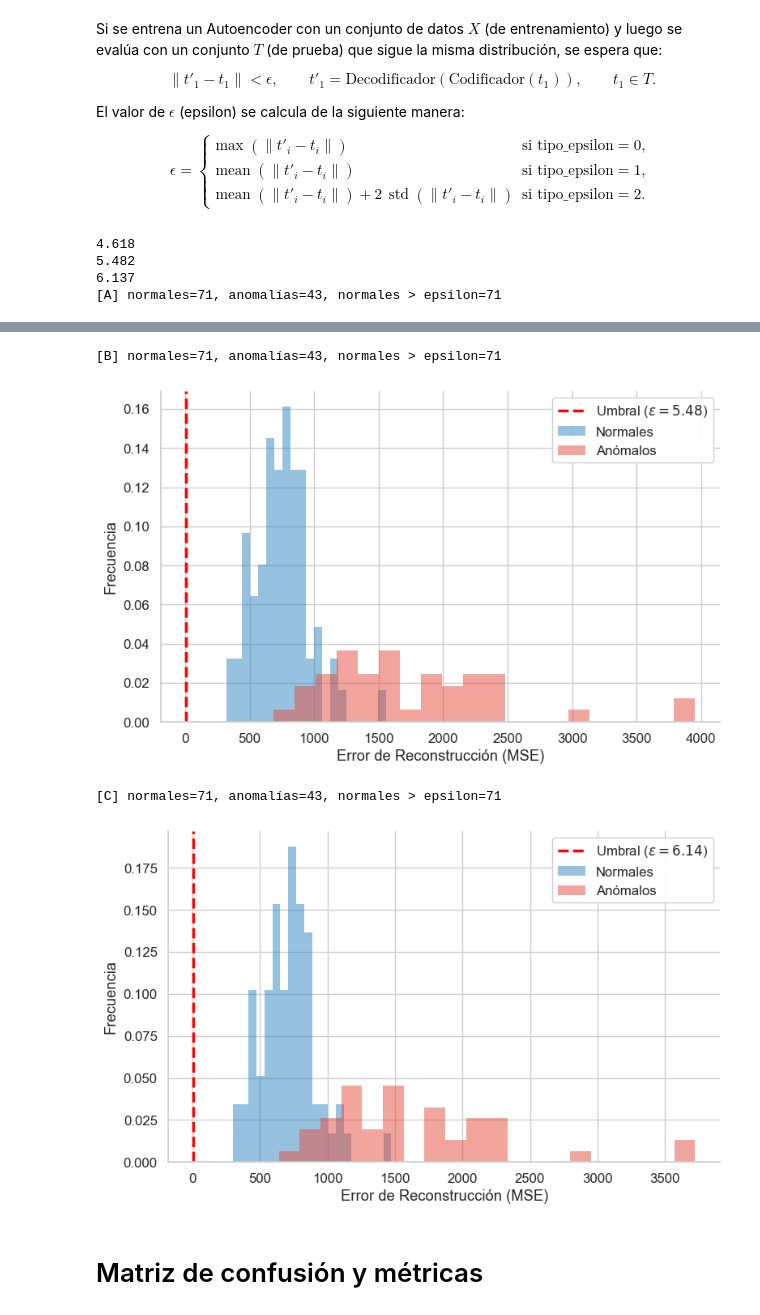
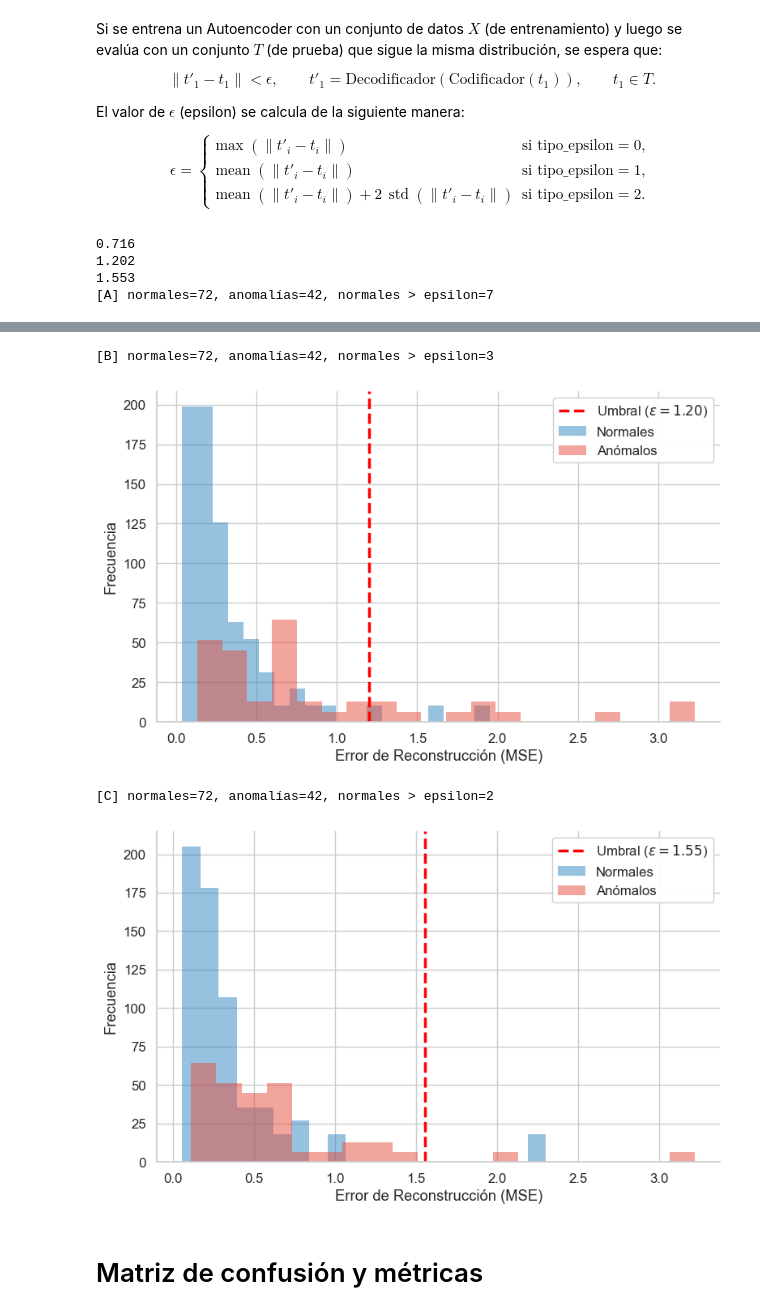
Before and after one commit to matias-cisnero/anomaly-detection-with-autoencoder, a Jupyter notebook: notebooks/test.ipynb, the cells around one changed output, grey strips where cells are left out. Drawn from its saved outputs; the diff is of its cells as text; code cells hidden in the pictures.

```diff
--- a/notebooks/test.ipynb
+++ b/notebooks/test.ipynb
@@ -166,11 +166,12 @@ dif_norm = []
 dif_anom = []
 epsilons = []
 
-TIPO_NORMA = "L2" #"L1" "L2" "Linf" "MSE"
+TIPO_NORMA = "MSE" #"L1" "L2" "Linf" "MSE"
 TIPO_EPSILON = 2
 
-X = x_test
-Y = y_test
+# (x_train_A, y_train_A)(x_train_B, y_train_B)(x_train_C, y_train_C)(x_val, y_val)(x_test, y_test)
+X = x_val
+Y = y_val
 
 for modelo in modelos:
     _, dnorm = evaluar_reconstruccion(modelo, X[Y==0], device, tipo_norma=TIPO_NORMA)
@@ -186,7 +187,7 @@ for nombre, dnorm, danom, eps in zip(nombres, dif_norm, dif_anom, epsilons):
     print(f"[{nombre}] normales={len(X[Y==0])}, anomalías={len(X[Y==1])}, normales > epsilon={np.sum(dnorm > eps)}")
     graficar_histograma_errores_reconstruccion(dnorm, danom, epsilon=eps, kde=False, bins=20, stat="frequency")
 # %% [output]
-4.618
-5.482
-6.137
-[A] normales=71, anomalías=43, normales > epsilon=71
+0.716
+1.202
+1.553
+[A] normales=72, anomalías=42, normales > epsilon=7
@@ -194,7 +195,7 @@ for nombre, dnorm, danom, eps in zip(nombres, dif_norm, dif_anom, epsilons):
-[B] normales=71, anomalías=43, normales > epsilon=71
+[B] normales=72, anomalías=42, normales > epsilon=3
-[figure, old version]
+[figure, new version]
-[C] normales=71, anomalías=43, normales > epsilon=71
+[C] normales=72, anomalías=42, normales > epsilon=2
-[figure, old version]
+[figure, new version]
 # %% [markdown]
 # Matriz de confusión y métricas
 # %% [markdown]
```
Also changed, not shown: parts of 3 cells of this notebook, 16 other files.
